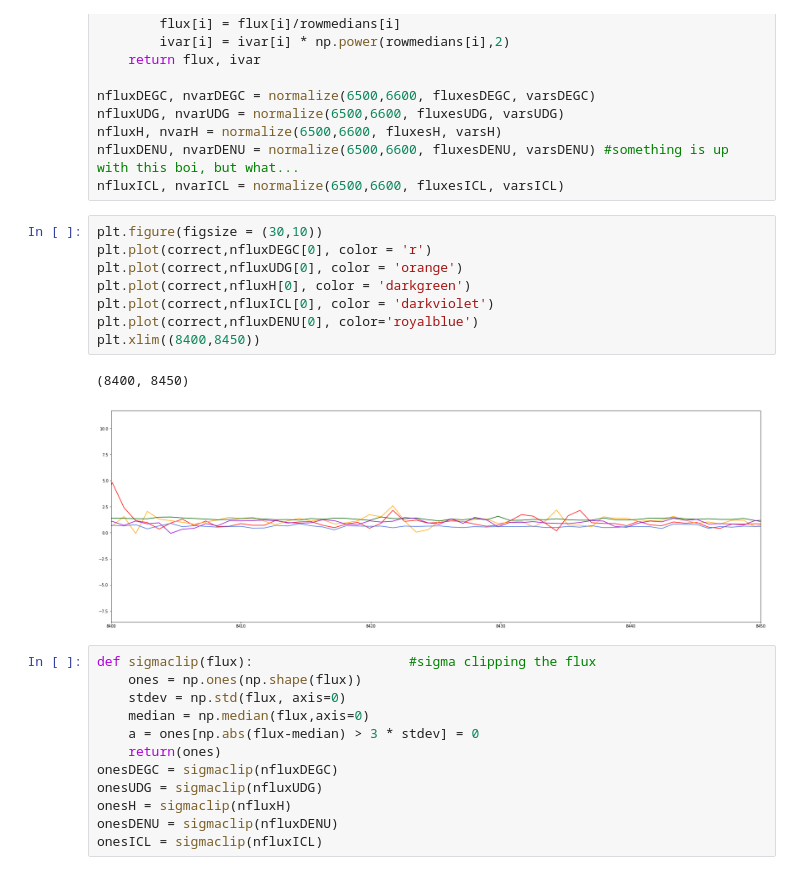
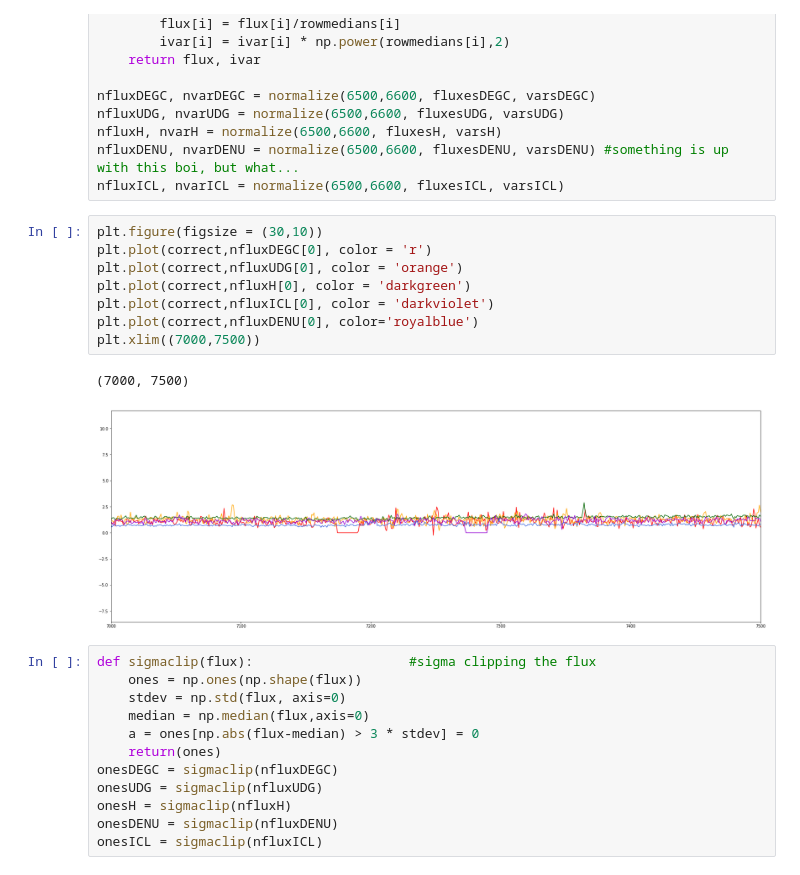
Before and after one commit to kadri-nizam/SIP2019, a Jupyter notebook: Giovanni/Coadding Species.ipynb, the cells around one changed output. Cells and saved outputs as stored; diff of their text form.

```diff
--- a/Giovanni/Coadding Species.ipynb
+++ b/Giovanni/Coadding Species.ipynb
@@ -198,14 +202,14 @@ nfluxICL, nvarICL = normalize(6500,6600, fluxesICL, varsICL)
 # %%
 plt.figure(figsize = (30,10))
 plt.plot(correct,nfluxDEGC[0], color = 'r')
 plt.plot(correct,nfluxUDG[0], color = 'orange')
 plt.plot(correct,nfluxH[0], color = 'darkgreen')
 plt.plot(correct,nfluxICL[0], color = 'darkviolet')
 plt.plot(correct,nfluxDENU[0], color='royalblue')
-plt.xlim((8400,8450))
+plt.xlim((7000,7500))
 # %% [output]
-(8400, 8450)
+(7000, 7500)
-[figure, old version]
+[figure, new version]
 # %%
 def sigmaclip(flux):                    #sigma clipping the flux
     ones = np.ones(np.shape(flux))
```
Also changed, not shown: parts of 2 cells of this notebook.
